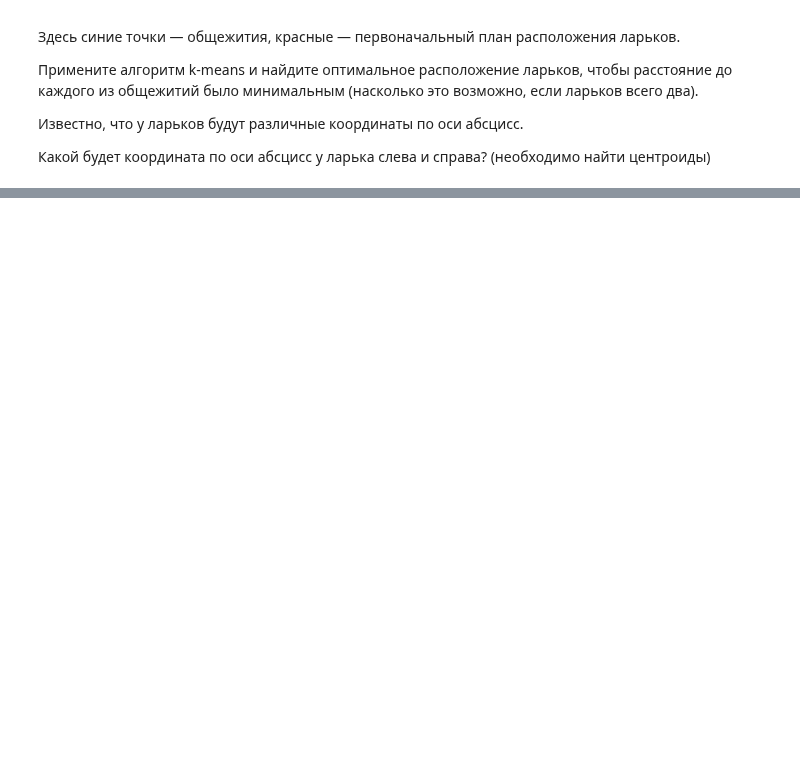
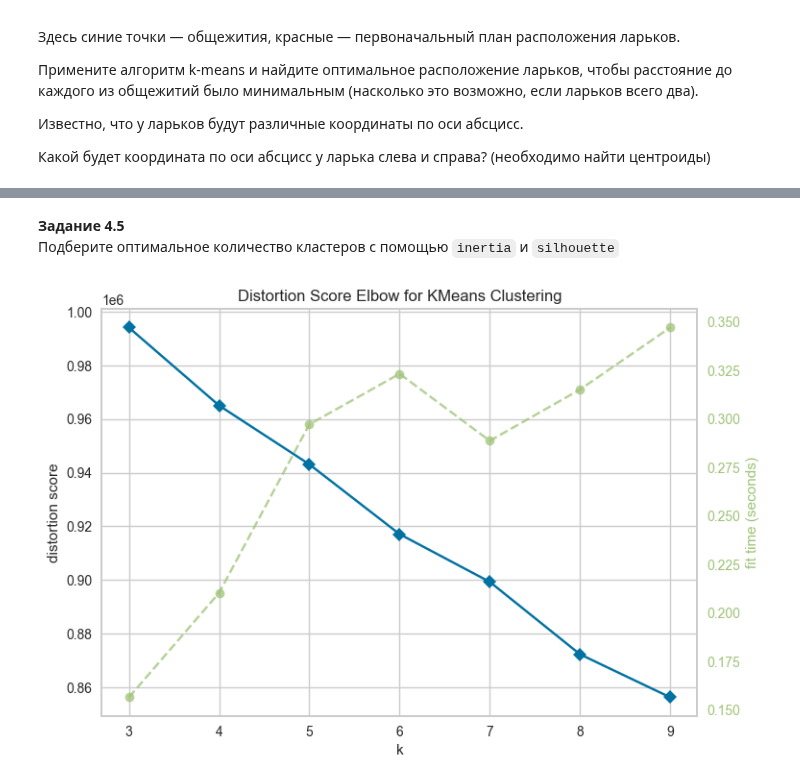
Before and after one commit to ScReameer/DS-learning, a Jupyter notebook: Math/Block-6/Module-10. Clustering and dimension reduction/Practice.ipynb, the cells around one changed output, grey strips where cells are left out. Drawn from its saved outputs; the diff is of its cells as text; code cells hidden in the pictures; blank space fills up the shorter version.

Commit message:
EM + KMeans

```diff
--- a/Math/Block-6/Module-10. Clustering and dimension reduction/Practice.ipynb
+++ b/Math/Block-6/Module-10. Clustering and dimension reduction/Practice.ipynb
@@ -39,0 +54,3 @@ print(km_model.cluster_centers_)
+# %%
+data = pd.read_csv('data/snsdata.zip')
+data.head()
@@ -39,0 +68,4 @@ print(km_model.cluster_centers_)
+# %%
+drop_cols = ['gradyear', 'gender', 'age', 'friends']
+data.drop(columns=drop_cols, inplace=True)
+data.shape
@@ -39,0 +77,3 @@ print(km_model.cluster_centers_)
+# %%
+data_scaled = StandardScaler().fit_transform(data)
+data_scaled[0][0]
@@ -39,0 +107,8 @@ print(km_model.cluster_centers_)
+# %% [markdown]
+**Задание 4.5**
+Подберите оптимальное количество кластеров с помощью `inertia` и `silhouette`
+# %%
+visualiser = KElbowVisualizer(KMeans(random_state=42, n_init=10), k=(3, 10)).fit(data_scaled)
+visualiser.show();
+# %% [output]
+[figure, added]
```
Also changed, not shown: parts of 19 cells of this notebook, 1 other file.
